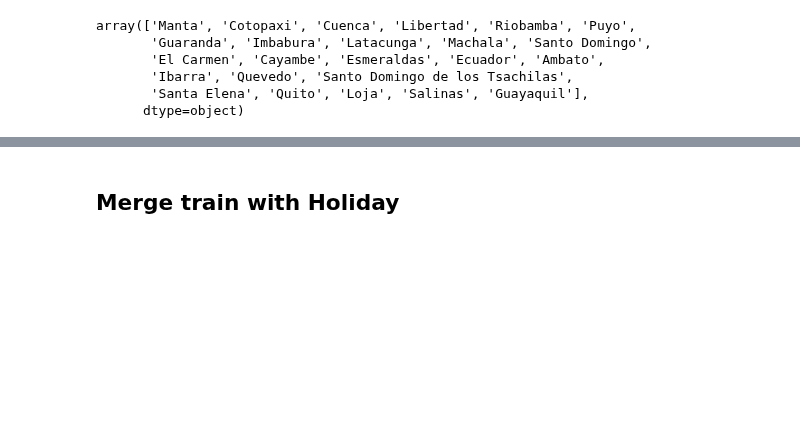
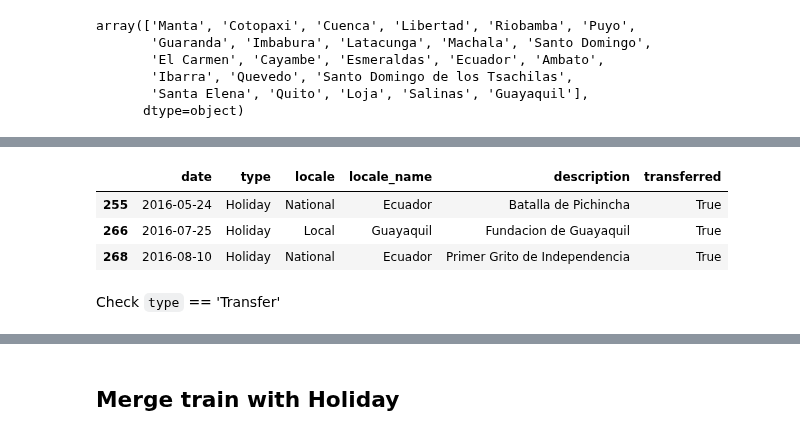
Before and after one commit to didine13/forecasting_for_sales, a Jupyter notebook: notebooks/nhouyvanisvong_dataexplo2.ipynb, the cells around one changed output, grey strips where cells are left out. Drawn from its saved outputs; the diff is of its cells as text; code cells hidden in the pictures; blank space fills up the shorter version.

```diff
--- a/notebooks/nhouyvanisvong_dataexplo2.ipynb
+++ b/notebooks/nhouyvanisvong_dataexplo2.ipynb
@@ -220,0 +281,9 @@ array(['Manta', 'Cotopaxi', 'Cuenca', 'Libertad', 'Riobamba', 'Puyo',
+# %%
+holiday_2016.loc[holiday_data['transferred'] == True]
+# %% [output]
+|  | date | type | locale | locale_name | description | transferred |
+| 255 | 2016-05-24 | Holiday | National | Ecuador | Batalla de Pichincha | True |
+| 266 | 2016-07-25 | Holiday | Local | Guayaquil | Fundacion de Guayaquil | True |
+| 268 | 2016-08-10 | Holiday | National | Ecuador | Primer Grito de Independencia | True |
+# %% [markdown]
+Check `type` == 'Transfer'
```
Also changed, not shown: parts of 51 cells of this notebook.
